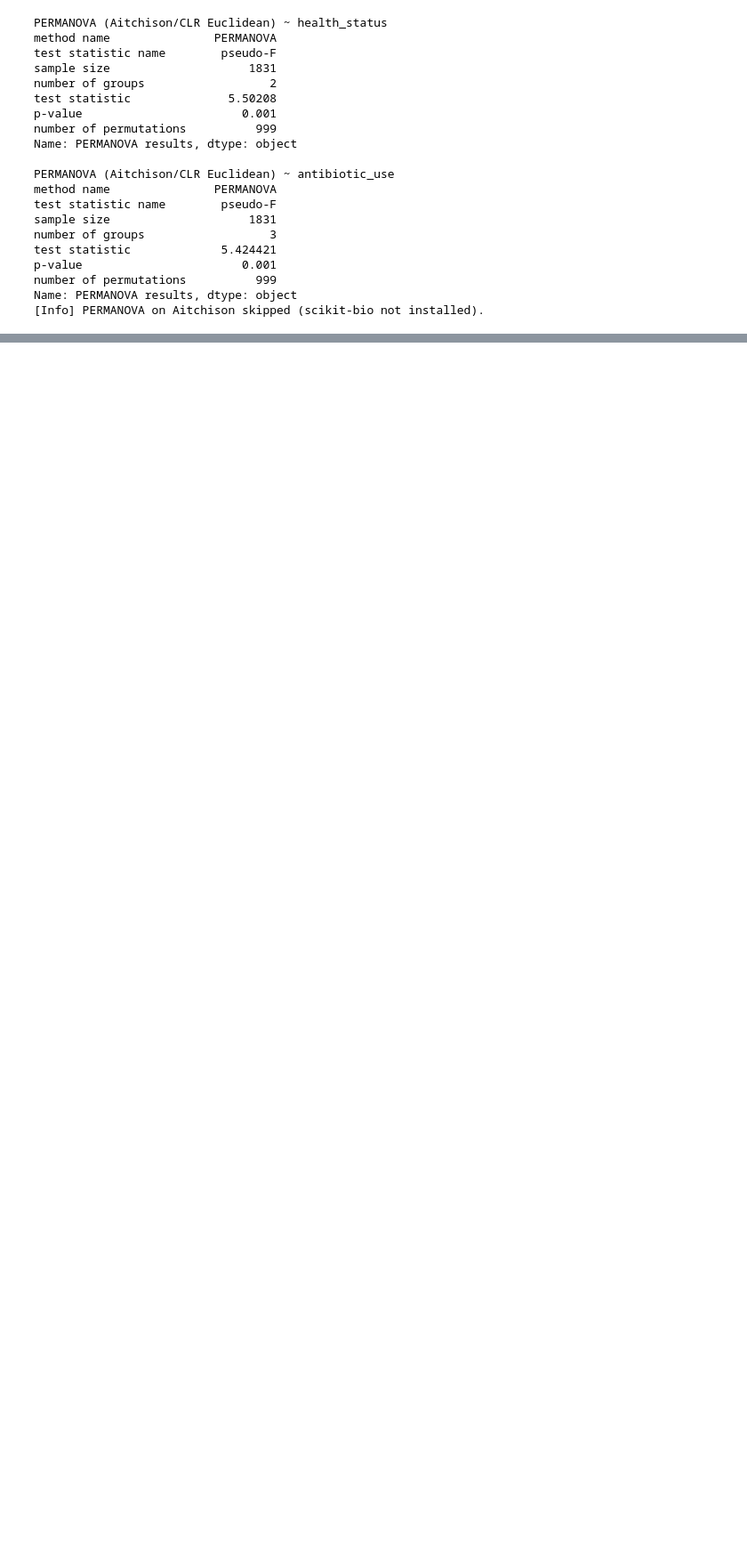
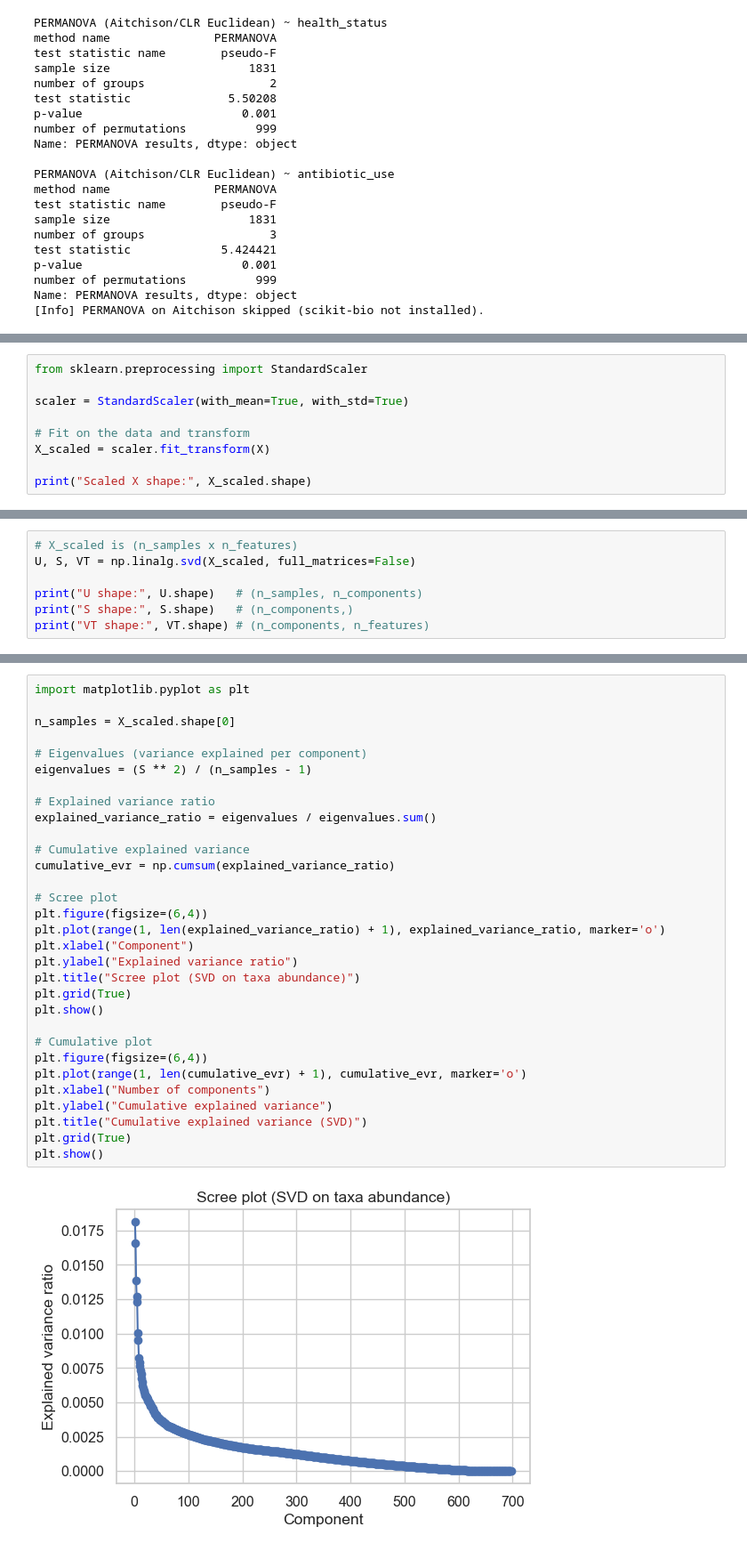
Before and after one commit to anushka-don/cs506_project, a Jupyter notebook: EDA_beta.ipynb, the cells around one changed output, grey strips where cells are left out. Shown at 89% size. Drawn from its saved outputs; the diff is of its cells as text; blank space fills up the shorter version.

```diff
--- a/EDA_beta.ipynb
+++ b/EDA_beta.ipynb
@@ -758,0 +746,9 @@ Name: PERMANOVA results, dtype: object
+# %%
+from sklearn.preprocessing import StandardScaler
+
+scaler = StandardScaler(with_mean=True, with_std=True)
+
+# Fit on the data and transform
+X_scaled = scaler.fit_transform(X)
+
+print("Scaled X shape:", X_scaled.shape)
@@ -758,0 +757,7 @@ Name: PERMANOVA results, dtype: object
+# %%
+# X_scaled is (n_samples x n_features)
+U, S, VT = np.linalg.svd(X_scaled, full_matrices=False)
+
+print("U shape:", U.shape)   # (n_samples, n_components)
+print("S shape:", S.shape)   # (n_components,)
+print("VT shape:", VT.shape) # (n_components, n_features)
@@ -758,0 +768,33 @@ Name: PERMANOVA results, dtype: object
+# %%
+import matplotlib.pyplot as plt
+
+n_samples = X_scaled.shape[0]
+
+# Eigenvalues (variance explained per component)
+eigenvalues = (S ** 2) / (n_samples - 1)
+
+# Explained variance ratio
+explained_variance_ratio = eigenvalues / eigenvalues.sum()
+
+# Cumulative explained variance
+cumulative_evr = np.cumsum(explained_variance_ratio)
+
+# Scree plot
+plt.figure(figsize=(6,4))
+plt.plot(range(1, len(explained_variance_ratio) + 1), explained_variance_ratio, marker='o')
+plt.xlabel("Component")
+plt.ylabel("Explained variance ratio")
+plt.title("Scree plot (SVD on taxa abundance)")
+plt.grid(True)
+plt.show()
+
+# Cumulative plot
+plt.figure(figsize=(6,4))
+plt.plot(range(1, len(cumulative_evr) + 1), cumulative_evr, marker='o')
+plt.xlabel("Number of components")
+plt.ylabel("Cumulative explained variance")
+plt.title("Cumulative explained variance (SVD)")
+plt.grid(True)
+plt.show()
+# %% [output]
+[figure, added]
```
Also changed, not shown: parts of 13 cells of this notebook.
